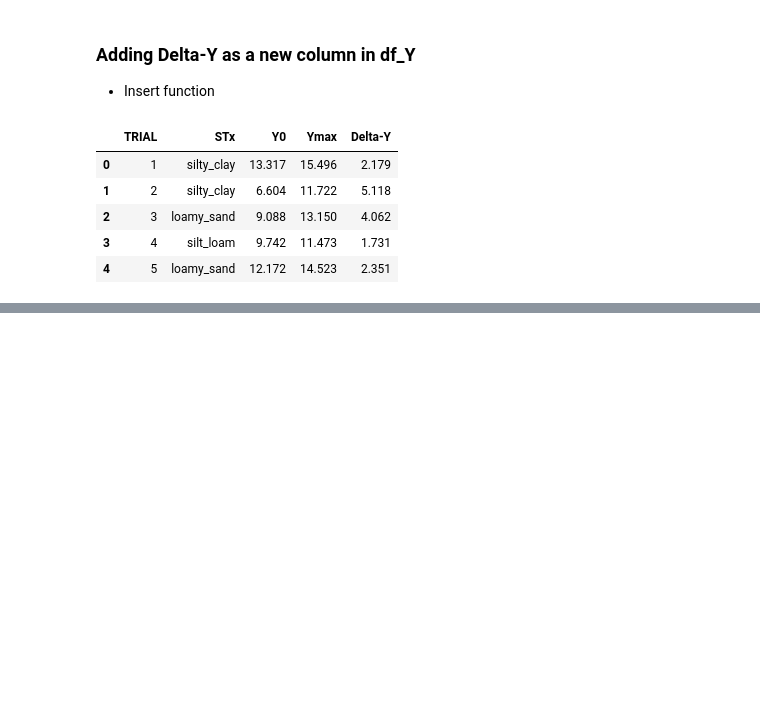
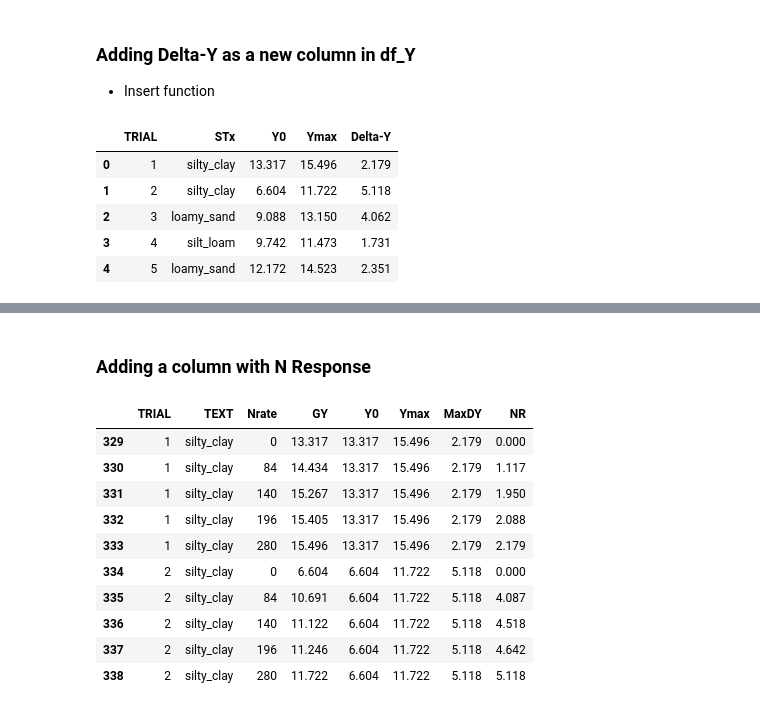
Before and after one commit to adriancorrendo/Python_project, a Jupyter notebook: Project_Correndo_Mar_19.ipynb, the cells around one changed output, grey strips where cells are left out. Cells and saved outputs as stored; diff of their text form; code cells hidden in the pictures; blank space fills up the shorter version.

```diff
--- a/Project_Correndo_Mar_19.ipynb
+++ b/Project_Correndo_Mar_19.ipynb
@@ -202,9 +202,13 @@ print(type(trials_df))
 # %%
 for i in trials:
     max = trials.GY.max()
+    Y0 = trials.GY.nth(0)
 Ymax = pd.DataFrame(max)
-Ymax.columns = ['GYmax']
+Ymax.columns = ['Ymax']
 Ymax.head()
+Y0 = pd.DataFrame(Y0)
+Y0.columns = ['Y0']
+Y0.head()
 # %% [output]
 |  | GYmax |
 | TRIAL |  |
@@ -283,0 +279,3 @@ for i in trials:
+# %%
+sdf_Y0 = sdf.join(sdf.groupby('TRIAL')['GY'].nth(0).rename('Y0'), 'TRIAL')
+sdf_Y0.head(10)
@@ -283,0 +296,3 @@ for i in trials:
+# %%
+sdf_Y0_Ymax = sdf_Y0.join(sdf_Y0.groupby('TRIAL')['GY'].max().rename('Ymax'), 'TRIAL')
+sdf_Y0_Ymax.head(10)
@@ -283,0 +313,5 @@ for i in trials:
+# %%
+for i in sdf_Y0_Ymax:
+    DeltaY = sdf_Y0_Ymax.Ymax - sdf_Y0_Ymax.Y0
+sdf_DeltaY = sdf_Y0_Ymax.join(DeltaY.rename('MaxDY'))
+sdf_DeltaY.head(10)
@@ -283,0 +330,19 @@ for i in trials:
+# %% [markdown]
+### Adding a column with N Response
+# %%
+for i in sdf_DeltaY:
+    NR = sdf_DeltaY.GY - sdf_DeltaY.Y0
+sdf_NR = sdf_DeltaY.join(NR.rename('NR'))
+sdf_NR.head(10)
+# %% [output]
+|  | TRIAL | TEXT | Nrate | GY | Y0 | Ymax | MaxDY | NR |
+| 329 | 1 | silty_clay | 0 | 13.317 | 13.317 | 15.496 | 2.179 | 0.000 |
+| 330 | 1 | silty_clay | 84 | 14.434 | 13.317 | 15.496 | 2.179 | 1.117 |
+| 331 | 1 | silty_clay | 140 | 15.267 | 13.317 | 15.496 | 2.179 | 1.950 |
+| 332 | 1 | silty_clay | 196 | 15.405 | 13.317 | 15.496 | 2.179 | 2.088 |
+| 333 | 1 | silty_clay | 280 | 15.496 | 13.317 | 15.496 | 2.179 | 2.179 |
+| 334 | 2 | silty_clay | 0 | 6.604 | 6.604 | 11.722 | 5.118 | 0.000 |
+| 335 | 2 | silty_clay | 84 | 10.691 | 6.604 | 11.722 | 5.118 | 4.087 |
+| 336 | 2 | silty_clay | 140 | 11.122 | 6.604 | 11.722 | 5.118 | 4.518 |
+| 337 | 2 | silty_clay | 196 | 11.246 | 6.604 | 11.722 | 5.118 | 4.642 |
+| 338 | 2 | silty_clay | 280 | 11.722 | 6.604 | 11.722 | 5.118 | 5.118 |
```
Also changed, not shown: parts of 17 cells of this notebook, 2 other files.
